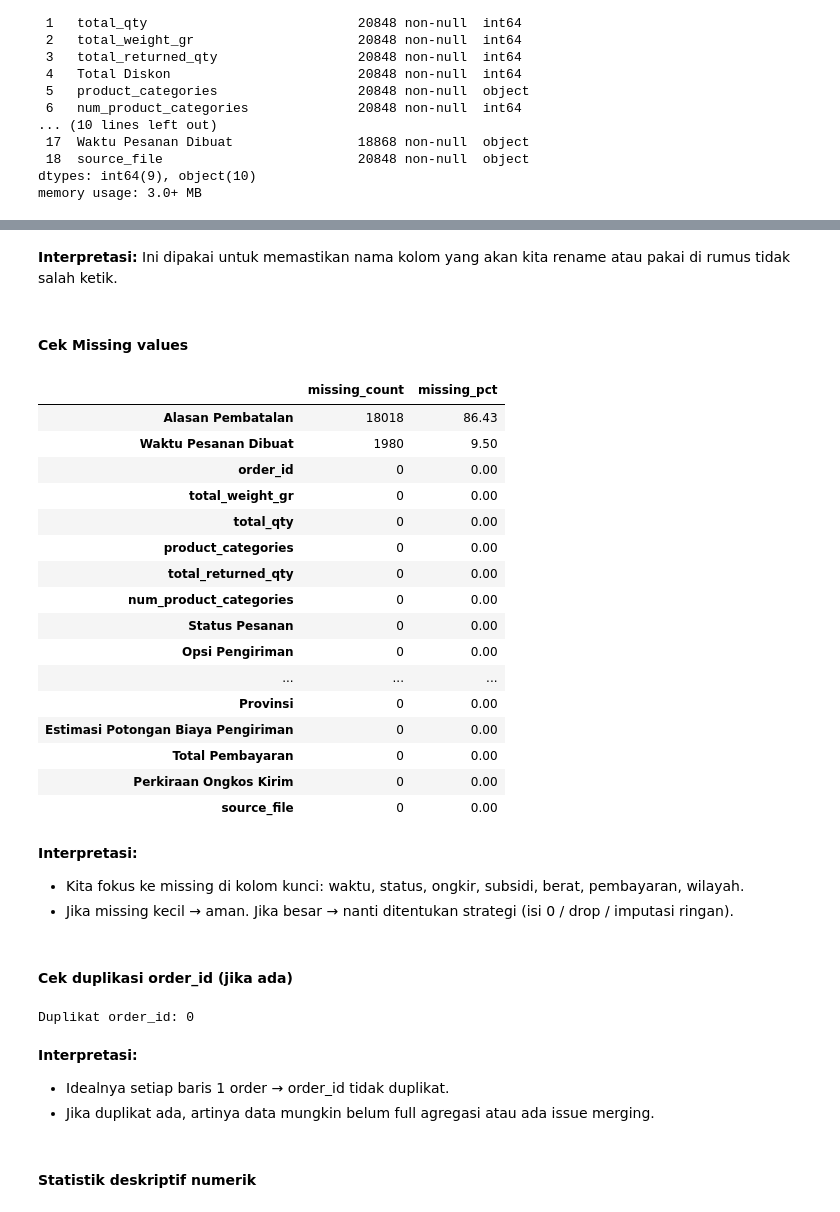
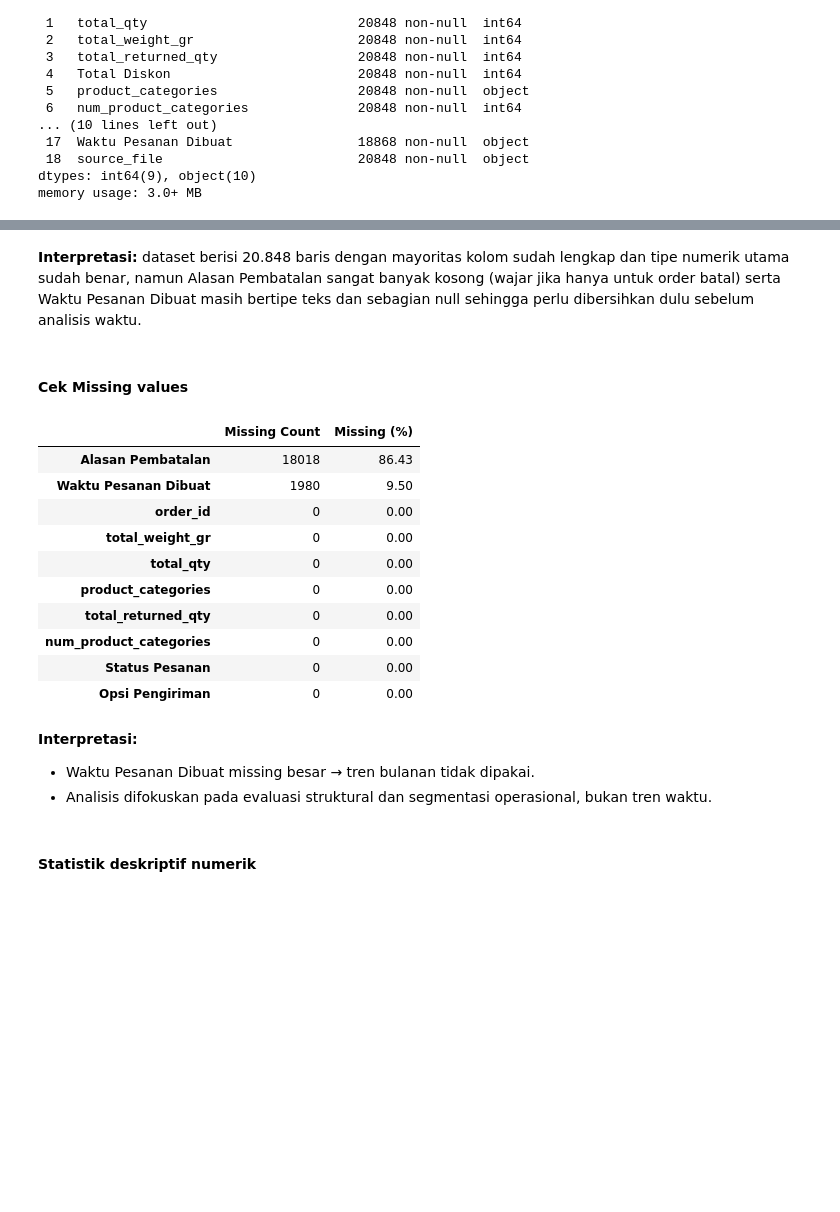
Before and after one commit to AlvitoDwiP/operasional_ecommers_indo, a Jupyter notebook: notebooks/01_analysis.ipynb, the cells around one changed output, grey strips where cells are left out. Saved outputs shown, nothing was run; the diff lists cells and outputs as text; code cells hidden in the pictures; blank space fills up the shorter version.

Commit message:
understanding data rev

```diff
--- a/notebooks/01_analysis.ipynb
+++ b/notebooks/01_analysis.ipynb
@@ -108,14 +87,14 @@ df.columns.tolist()
 # %% [markdown]
 **Interpretasi:**
-Ini dipakai untuk memastikan nama kolom yang akan kita rename atau pakai di rumus tidak salah ketik.
+dataset berisi 20.848 baris dengan mayoritas kolom sudah lengkap dan tipe numerik utama sudah benar, namun Alasan Pembatalan sangat banyak kosong (wajar jika hanya untuk order batal) serta Waktu Pesanan Dibuat masih bertipe teks dan sebagian null sehingga perlu dibersihkan dulu sebelum analisis waktu.
 # %% [markdown]
 #### **Cek Missing values**
 # %%
-missing = df.isna().sum().sort_values(ascending=False).to_frame("missing_count")
-missing["missing_pct"] = (missing["missing_count"] / len(df) * 100).round(2)
-missing.head(20)
+missing = df.isna().sum().sort_values(ascending=False).to_frame("Missing Count")
+missing["Missing (%)"] = (missing["Missing Count"] / len(df) * 100).round(2)
+missing.head(10)
 # %% [output]
-|  | missing_count | missing_pct |
+|  | Missing Count | Missing (%) |
 | Alasan Pembatalan | 18018 | 86.43 |
 | Waktu Pesanan Dibuat | 1980 | 9.50 |
 | order_id | 0 | 0.00 |
@@ -126,29 +105,10 @@ missing.head(20)
 | num_product_categories | 0 | 0.00 |
 | Status Pesanan | 0 | 0.00 |
 | Opsi Pengiriman | 0 | 0.00 |
-| ... | ... | ... |
-| Provinsi | 0 | 0.00 |
-| Estimasi Potongan Biaya Pengiriman | 0 | 0.00 |
-| Total Pembayaran | 0 | 0.00 |
-| Perkiraan Ongkos Kirim | 0 | 0.00 |
-| source_file | 0 | 0.00 |
 # %% [markdown]
 **Interpretasi:**
-- Kita fokus ke missing di kolom kunci: waktu, status, ongkir, subsidi, berat, pembayaran, wilayah.
-- Jika missing kecil → aman. Jika besar → nanti ditentukan strategi (isi 0 / drop / imputasi ringan).
+- Waktu Pesanan Dibuat missing besar → tren bulanan tidak dipakai.
+- Analisis difokuskan pada evaluasi struktural dan segmentasi operasional, bukan tren waktu.
-# %% [markdown]
-#### **Cek duplikasi order_id (jika ada)**
-# %%
-if "order_id" in df.columns:
-    print("Duplikat order_id:", df["order_id"].duplicated().sum())
-else:
-    print("Kolom order_id tidak ditemukan, skip cek duplikasi order_id.")
-# %% [output]
-Duplikat order_id: 0
-# %% [markdown]
-**Interpretasi:**
-- Idealnya setiap baris 1 order → order_id tidak duplikat.
-- Jika duplikat ada, artinya data mungkin belum full agregasi atau ada issue merging.
 # %% [markdown]
 #### **Statistik deskriptif numerik**
 # %%
```
Also changed, not shown: parts of 24 cells of this notebook.
